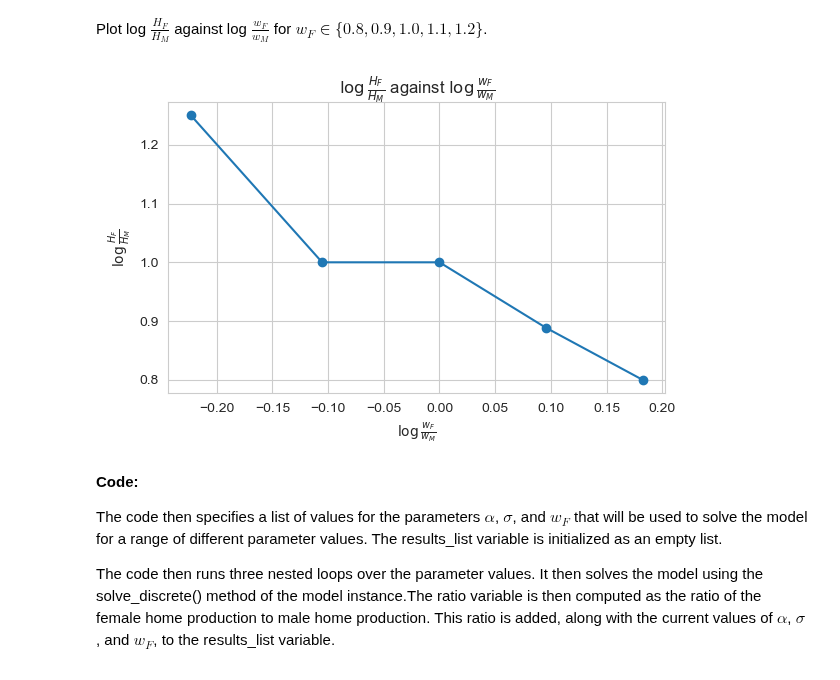
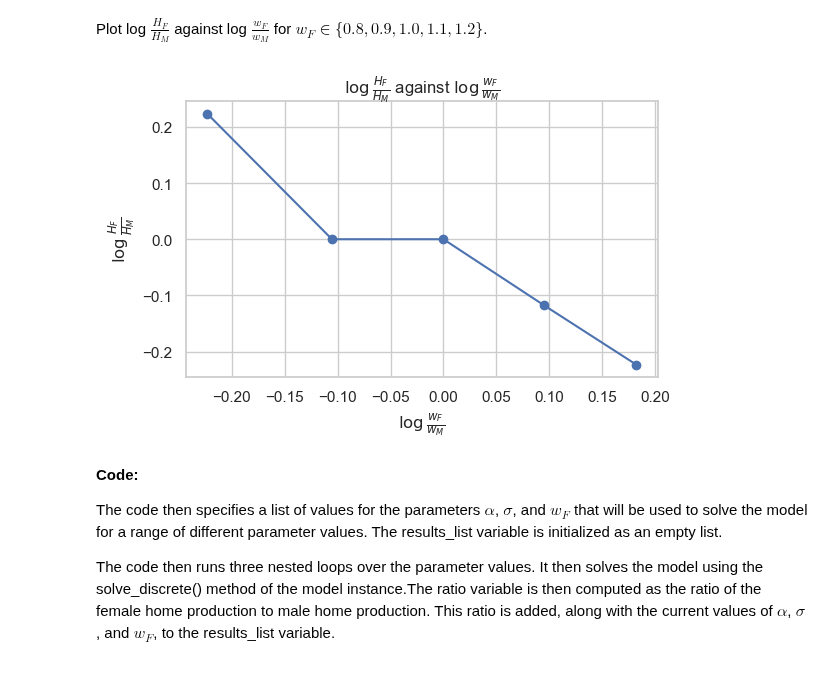
Before and after one commit to NumEconCopenhagen/projects-2023-philx2-nico, a Jupyter notebook: inauguralproject/inauguralproject.ipynb, the cells around one changed output. Drawn from its saved outputs; the diff is of its cells as text; code cells hidden in the pictures.

```diff
--- a/inauguralproject/inauguralproject.ipynb
+++ b/inauguralproject/inauguralproject.ipynb
@@ -103,36 +104,35 @@ sigma = 1
 wF_list = [0.8, 0.9, 1.0, 1.1, 1.2]
 
 # Create a single figure
 fig, ax = plt.subplots(figsize=(6, 4))
 
 results_list = []
 for wF in wF_list:
     # Modify the values of alpha, sigma, and wF in the model
     model.par.alpha = alpha
     model.par.sigma = sigma
     model.par.wF = wF
 
     # Solve the model
     results = model.solve_discrete()
-    ratio = results.HF / results.HM
+    ratio = np.log(results.HF / results.HM)
 
     results_list.append((alpha, sigma, wF, ratio))
 
 # Plot the results in the figure
 wF_arr, ratio_arr = zip(*[r[2:] for r in results_list])
 ax.plot(np.log(np.array(wF_arr)/model.par.wM), ratio_arr, marker='o',)
 
 # Set the title and axis labels for the figure
 ax.set_title(r'$\log\frac{H_F}{H_M}$ against $\log\frac{w_F}{w_M}$')
 ax.set_xlabel(r'$\log\frac{w_F}{w_M}$')
 ax.set_ylabel('$\\log\\frac{H_F}{H_M}$')
 
-
 # Adjust the layout and spacing of the figure
 plt.tight_layout()
 plt.show()
 # %% [output]
-[figure, old version]
+[figure, new version]
 # %% [markdown]
 **Code:**
 
```
Also changed, not shown: parts of 23 cells of this notebook.
